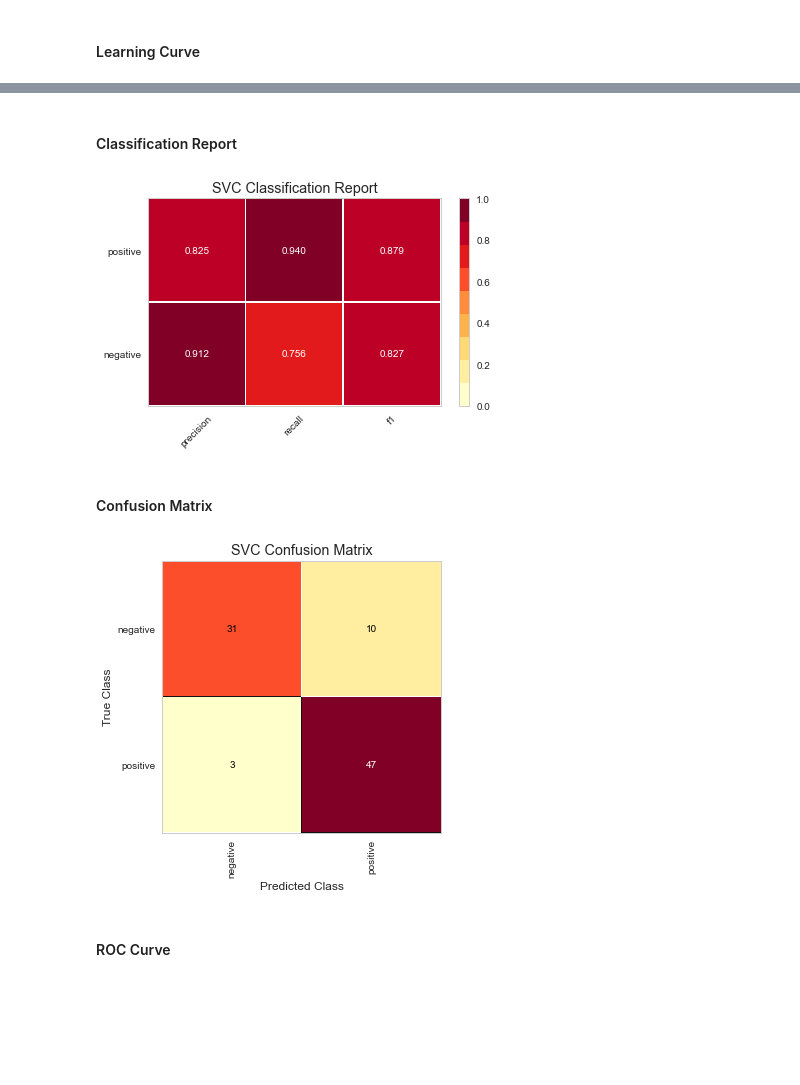
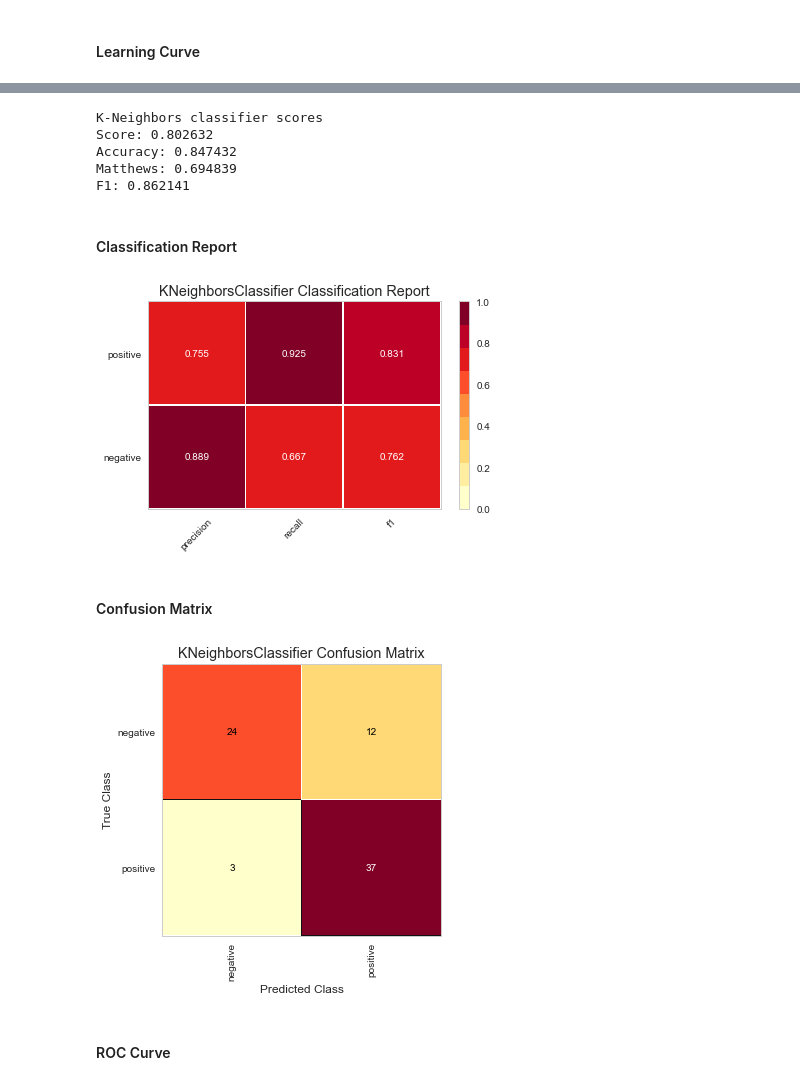
Before and after one commit to kovusseyit/Heart_UCI, a Jupyter notebook: heart_uci.ipynb, the cells around one changed output, grey strips where cells are left out. Cells and saved outputs as stored; diff of their text form; code cells hidden in the pictures; blank space fills up the shorter version.

```diff
--- a/heart_uci.ipynb
+++ b/heart_uci.ipynb
@@ -592,0 +631,5 @@ logr_fi.poof();
+# %%
+# define and fit a Logistic Regression pipeline
+# use predefined column transformer to preprocess predictive features
+log_pipe = make_pipeline(preprocess, logreg)
+log_pipe.fit(X_train, y_train)
@@ -650,3 +696,0 @@ This plot shows that if we ordered our patients by how likely they are to have h
-# %%
-svc = svm.SVC(random_state=43, probability=True)
-svc.fit(X_train, y_train)
@@ -668,0 +699,5 @@ Matthews score: 0.7159293322876372
+# %%
+# define, fit and evaluate a simple K-Neighbours classifier
+knn = KNeighborsClassifier()
+knn.fit(X_train, y_train)
+knn.score(X_test, y_test)
@@ -668,0 +706,5 @@ Matthews score: 0.7159293322876372
+# %%
+# define and fit a K-Neighbours Classifier pipeline
+# use predefined column transformer to preprocess predictive features
+knn_pipe = make_pipeline(preprocess, knn)
+knn_pipe.fit(X_train, y_train)
@@ -669,21 +721,30 @@ Matthews score: 0.7159293322876372
+# %%
+print('K-Neighbors classifier scores')
+score_this(knn_pipe)
+# %% [output]
+K-Neighbors classifier scores
+Score: 0.802632
+Accuracy: 0.847432
+Matthews: 0.694839
+F1: 0.862141
 # %% [markdown]
 #### Classification Report
 # %%
 fig, ax = plt.subplots(figsize=(6, 4))
-svc_cr = ClassificationReport(svc, classes=['negative', 'positive'], label_encoder={0:'negative', 1:'positive'})
-svc_cr.score(X_test, y_test)
-svc_cr.poof();
+knn_cr = ClassificationReport(knn_pipe, classes=['negative', 'positive'], label_encoder={0:'negative', 1:'positive'})
+knn_cr.score(X_test, y_test)
+knn_cr.poof();
 # %% [output]
-[figure, old version]
+[figure, new version]
 # %% [markdown]
 #### Confusion Matrix
 # %%
 fig, ax = plt.subplots(figsize=(5, 5))
-svc_cm = ConfusionMatrix(svc, classes=['negative', 'positive'], label_encoder={0:'negative', 1:'positive'})
-svc_cm.score(X_test, y_test)
-svc_cm.poof();
+knn_cm = ConfusionMatrix(knn_pipe, classes=['negative', 'positive'], label_encoder={0:'negative', 1:'positive'})
+knn_cm.score(X_test, y_test)
+knn_cm.poof();
 # %% [output]
-[figure, old version]
+[figure, new version]
 # %% [markdown]
 #### ROC Curve
 # %%
```
Also changed, not shown: parts of 163 cells of this notebook.
